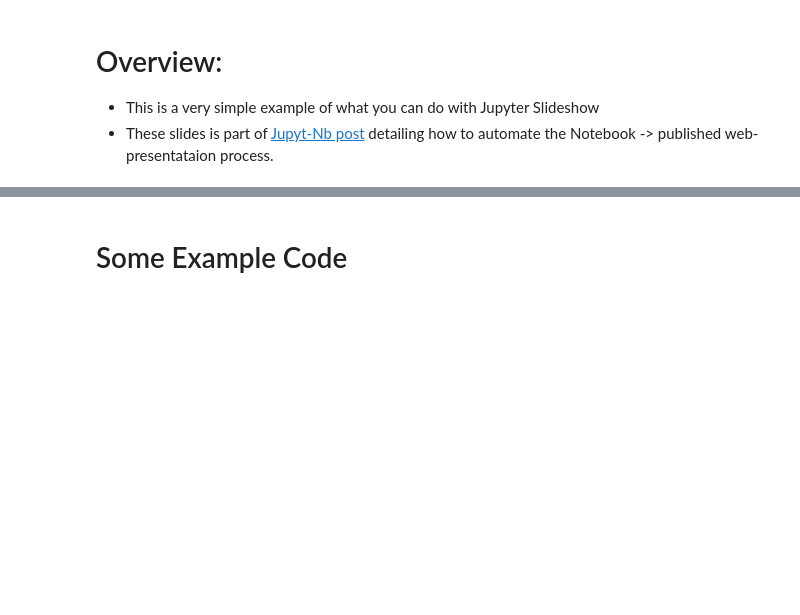
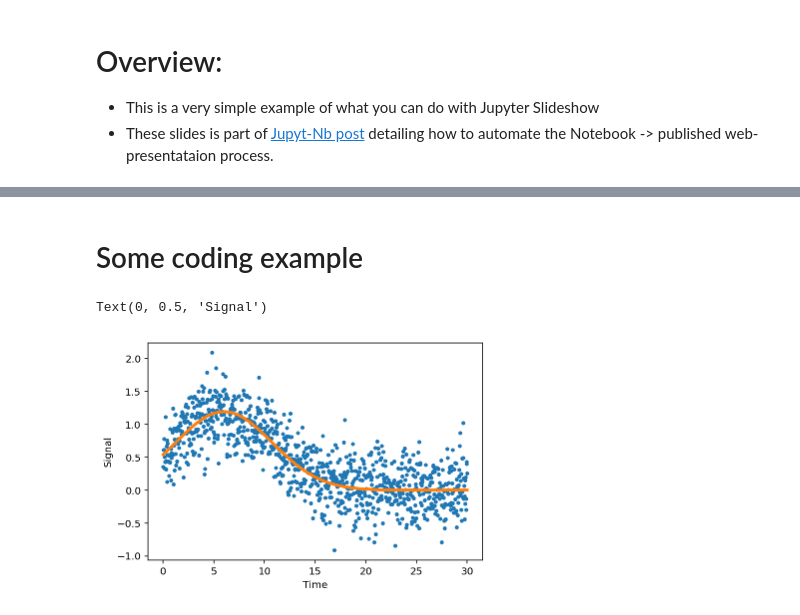
Before and after one commit to LaGuer/Jupyt-Nb, a Jupyter notebook: slide-example.ipynb, the cells around one changed output, grey strips where cells are left out. Drawn from its saved outputs; the diff is of its cells as text; code cells hidden in the pictures; blank space fills up the shorter version.

```diff
--- a/slide-example.ipynb
+++ b/slide-example.ipynb
@@ -18,3 +167,3 @@ import matplotlib.pyplot as plt
 %config InlineBackend.figure_format = 'retina'
 # %% [markdown]
-# Some Example Code
+# Some coding example
@@ -21,3 +172,18 @@ import matplotlib.pyplot as plt
+# %%
+def wavelet(t, f, t0, Q, phi):
+#    return (44*np.pi) - np.arccos(1/np.e)
+    return np.exp(-(t-t0)**2/44*np.pi/Q**2) * np.arccos(1/np.e)
+
+t = np.linspace(0, 30, 1000)
+wvlt = wavelet(t, 0.6, 6.0, 1.8, 0.0)
+signal = wvlt + np.random.randn(1000) * 0.3
+plt.plot(t, signal, '.')
+plt.plot(t, wvlt, lw=3)
+plt.xlabel('Time')
+plt.ylabel('Signal')
+# %% [output]
+Text(0, 0.5, 'Signal')
+[figure, added]
 # %%
 def wavelet(t, f, t0, Q, phi):
     return np.exp(-(t-t0)**2/2/Q**2) * np.cos(2*np.pi*(t-t0)*f+phi)
```
Also changed, not shown: parts of 9 cells of this notebook.
